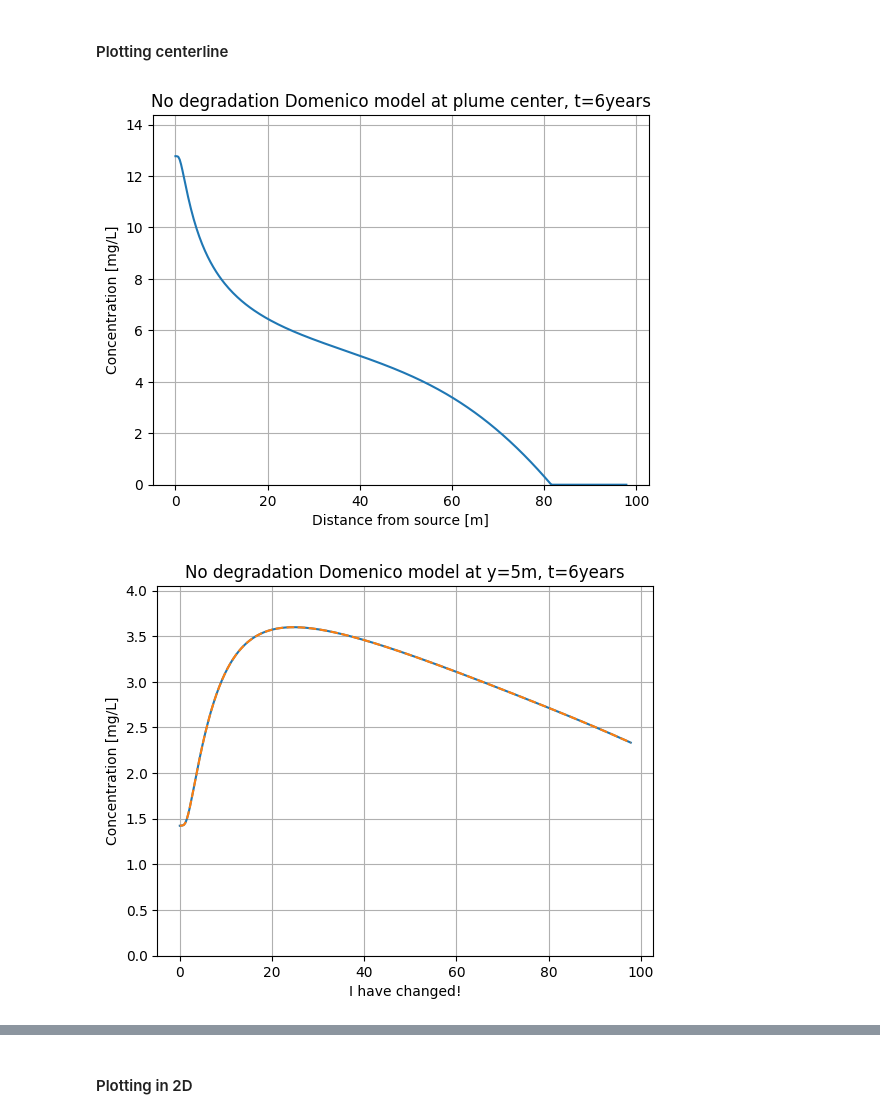
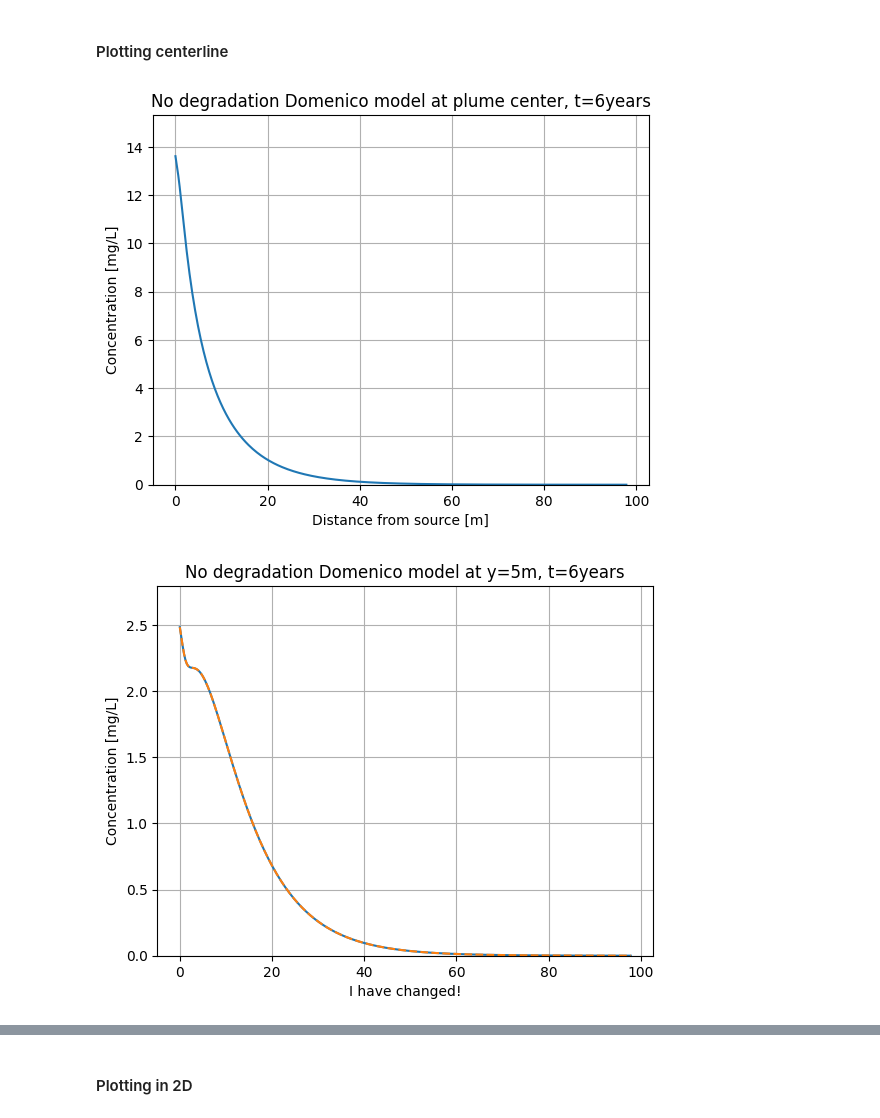
Before and after one commit to MiBiPreT/mibitrans, a Jupyter notebook: examples/example_notebook.ipynb, the cells around one changed output, grey strips where cells are left out. Drawn from its saved outputs; the diff is of its cells as text; code cells hidden in the pictures.

```diff
--- a/examples/example_notebook.ipynb
+++ b/examples/example_notebook.ipynb
@@ -198,29 +198,29 @@ Now that the concentration distribution has been calculated, the contaminant plu
 # %%
 # Note that argument order is the same as the Transport module output, so one could do;
 # plot = line.Lineplot(object.domenico())
-plot = line.Lineplot(cxyt_inst, x, y, t)
+plot = line.Lineplot(cxyt_lin, x, y, t)
 # Make a centerline plot at 6 years
 plot.centerline(time=3)
 
 plt.title("No degradation Domenico model at plume center, t=6years")
 plt.show()
 
 # If you want to plot somewhere else on the plume, you can use the optional y_pos argument. It will show the
 # concentration profile across the plume at the y location closest to given y_pos.
 plot.centerline(time=6, y_pos=5)
-cxyt1, x1 = instdeg.cxyt, instdeg.x
+cxyt1, x1 = lindeg.cxyt, lindeg.x
 plot_array = cxyt1[6, np.argmin(abs(y-5)), :]
 plt.plot(x1, plot_array, '--')
 plt.title("No degradation Domenico model at y=5m, t=6years")
 # If you want you can change the plot settings to the ones you prefer
 plt.xlabel("I have changed!")
 plt.show()
 
 # Lastly, keyword arguments for plt.plot can be passed on through the function
 plot.centerline(time=6, linestyle="--", color="red", label="centerline")
 plt.title("No degradation Domenico model at plume center, t=6years")
 plt.legend()
 plt.show()
 # %% [output]
-[figure, old version]
+[figure, new version]
-[figure, old version]
+[figure, new version]
```
Also changed, not shown: parts of 1 cell of this notebook, 6 other files.
